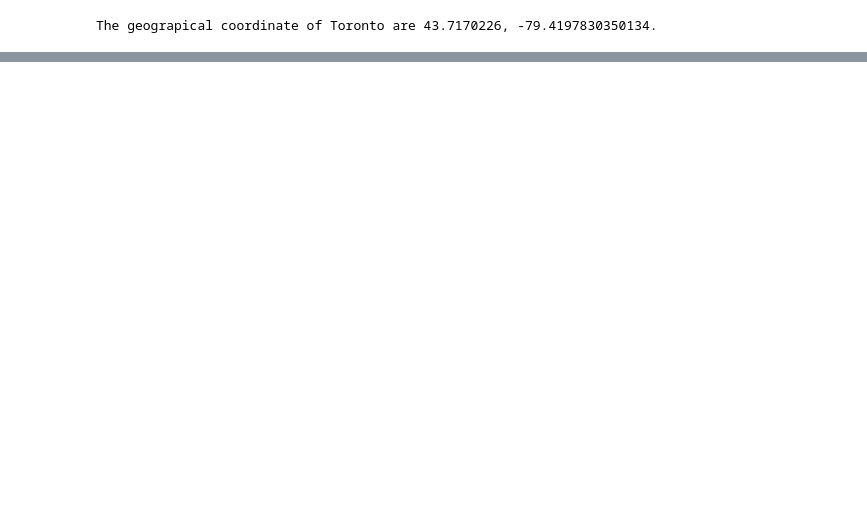
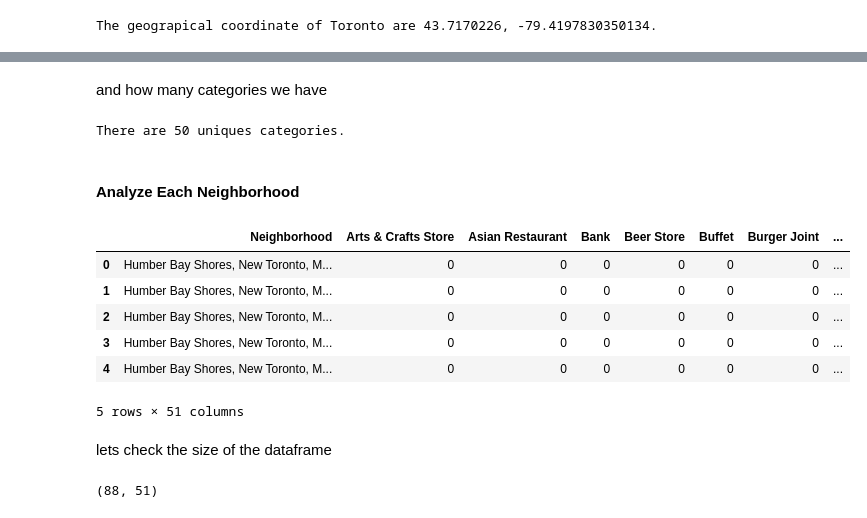
Before and after one commit to lilianaolis/Coursera_Capstone, a Jupyter notebook: assigmentweek3_3.ipynb, the cells around one changed output, grey strips where cells are left out. Saved outputs shown, nothing was run; the diff lists cells and outputs as text; code cells hidden in the pictures; blank space fills up the shorter version.

```diff
--- a/assigmentweek3_3.ipynb
+++ b/assigmentweek3_3.ipynb
@@ -178,0 +269,3 @@ map_toronto
+# %%
+results = requests.get(url).json()
+results
@@ -178,0 +424,33 @@ map_toronto
+# %% [markdown]
+and how many categories we have
+# %%
+print('There are {} uniques categories.'.format(len(etobicoke_venues['Venue Category'].unique())))
+# %% [output]
+There are 50 uniques categories.
+# %% [markdown]
+#### Analyze Each Neighborhood
+# %%
+# one hot encoding
+etobicoke_onehot = pd.get_dummies(etobicoke_venues[['Venue Category']], prefix="", prefix_sep="")
+
+etobicoke_onehot['Neighborhood'] = etobicoke_venues['Neighborhood']
+
+# move neighborhood column to the first column
+fixed_columns = [etobicoke_onehot.columns[-1]] + list(etobicoke_onehot.columns[:-1])
+etobicoke_onehot = etobicoke_onehot[fixed_columns]
+
+etobicoke_onehot.head()
+# %% [output]
+|  | Neighborhood | Arts & Crafts Store | Asian Restaurant | Bank | Beer Store | Buffet | Burger Joint | ... |
+| 0 | Humber Bay Shores, New Toronto, M... | 0 | 0 | 0 | 0 | 0 | 0 | ... |
+| 1 | Humber Bay Shores, New Toronto, M... | 0 | 0 | 0 | 0 | 0 | 0 | ... |
+| 2 | Humber Bay Shores, New Toronto, M... | 0 | 0 | 0 | 0 | 0 | 0 | ... |
+| 3 | Humber Bay Shores, New Toronto, M... | 0 | 0 | 0 | 0 | 0 | 0 | ... |
+| 4 | Humber Bay Shores, New Toronto, M... | 0 | 0 | 0 | 0 | 0 | 0 | ... |
+5 rows × 51 columns
+# %% [markdown]
+lets check the size of the dataframe
+# %%
+etobicoke_onehot.shape
+# %% [output]
+(88, 51)
```
Also changed, not shown: parts of 57 cells of this notebook.
